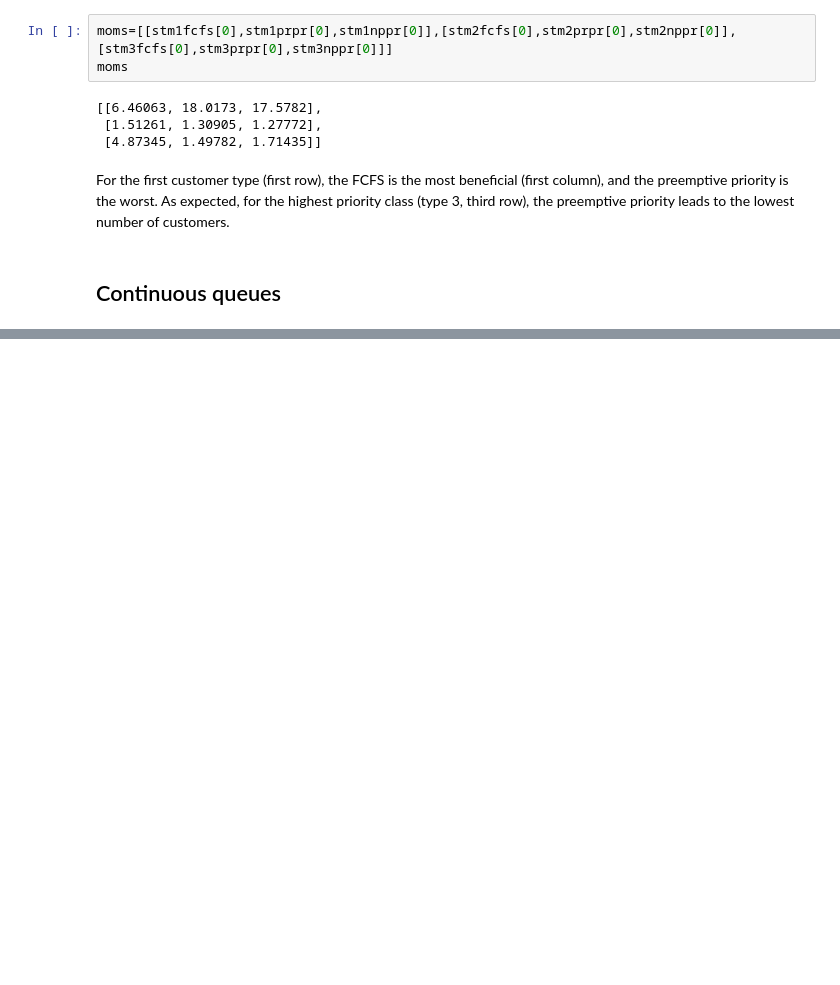
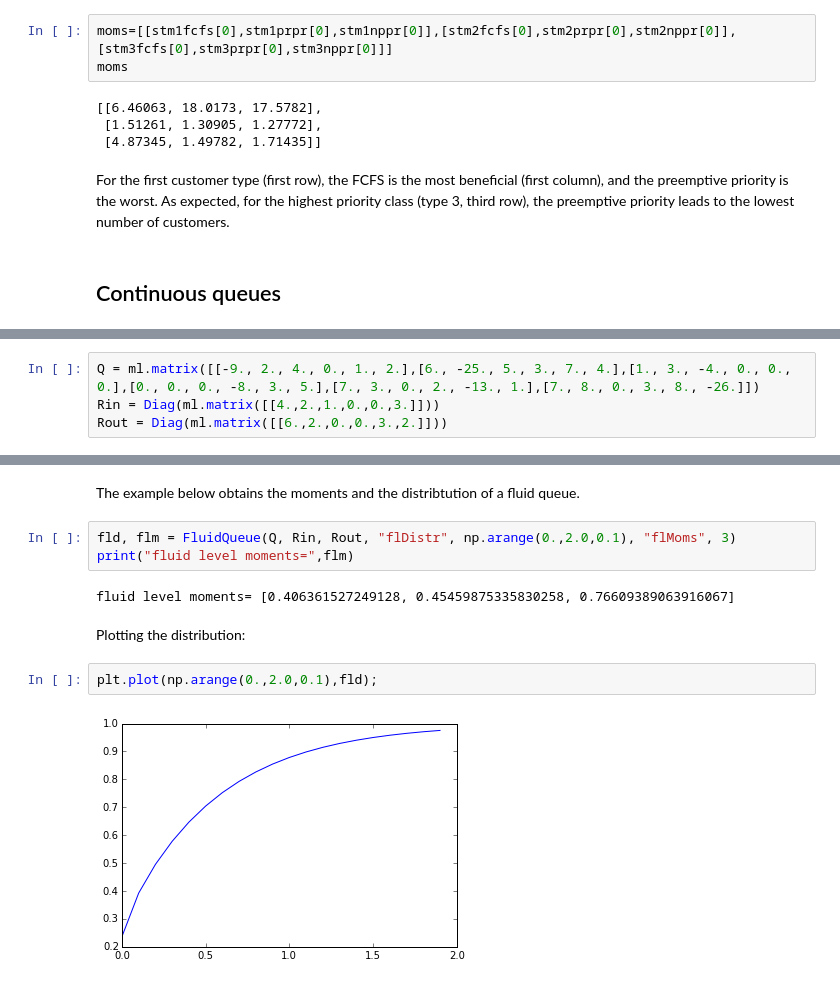
Before and after one commit to ghorvath78/butools, a Jupyter notebook: demo/demo_queues.ipynb, the cells around one changed output, grey strips where cells are left out. Cells and saved outputs as stored; diff of their text form; blank space fills up the shorter version.

Commit message:
demo for the queues package finished + a bug fixed

```diff
--- a/demo/demo_queues.ipynb
+++ b/demo/demo_queues.ipynb
@@ -355,0 +361,4 @@ For the first customer type (first row), the FCFS is the most beneficial (first
+# %%
+Q = ml.matrix([[-9., 2., 4., 0., 1., 2.],[6., -25., 5., 3., 7., 4.],[1., 3., -4., 0., 0., 0.],[0., 0., 0., -8., 3., 5.],[7., 3., 0., 2., -13., 1.],[7., 8., 0., 3., 8., -26.]])
+Rin = Diag(ml.matrix([[4.,2.,1.,0.,0.,3.]]))
+Rout = Diag(ml.matrix([[6.,2.,0.,0.,3.,2.]]))
@@ -355,0 +371,13 @@ For the first customer type (first row), the FCFS is the most beneficial (first
+# %% [markdown]
+The example below obtains the moments and the distribtution of a fluid queue.
+# %%
+fld, flm = FluidQueue(Q, Rin, Rout, "flDistr", np.arange(0.,2.0,0.1), "flMoms", 3)
+print("fluid level moments=",flm)
+# %% [output]
+fluid level moments= [0.406361527249128, 0.45459875335830258, 0.76609389063916067]
+# %% [markdown]
+Plotting the distribution:
+# %%
+plt.plot(np.arange(0.,2.0,0.1),fld);
+# %% [output]
+[figure, added]
```
Also changed, not shown: parts of 31 cells of this notebook, 3 other files.
